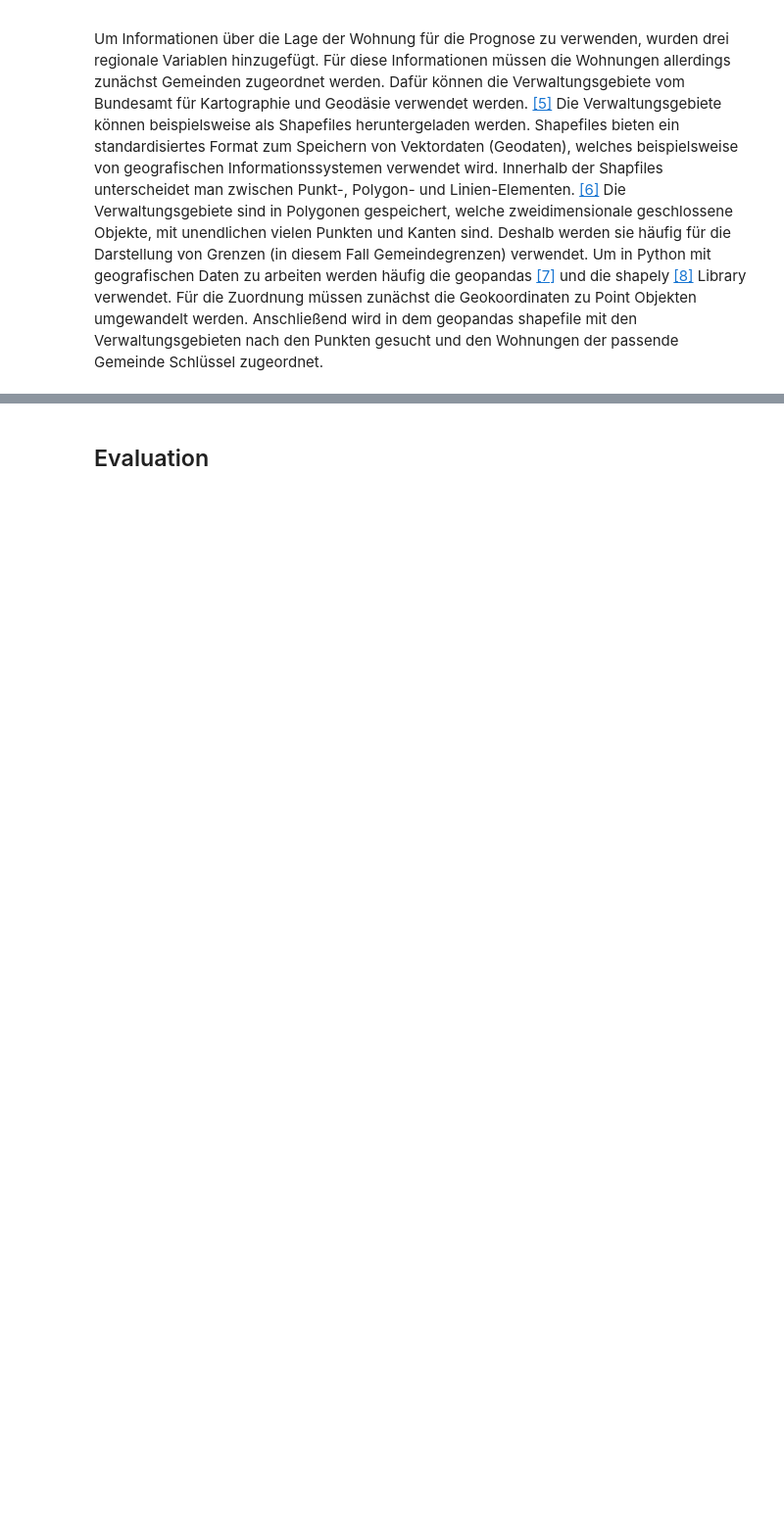
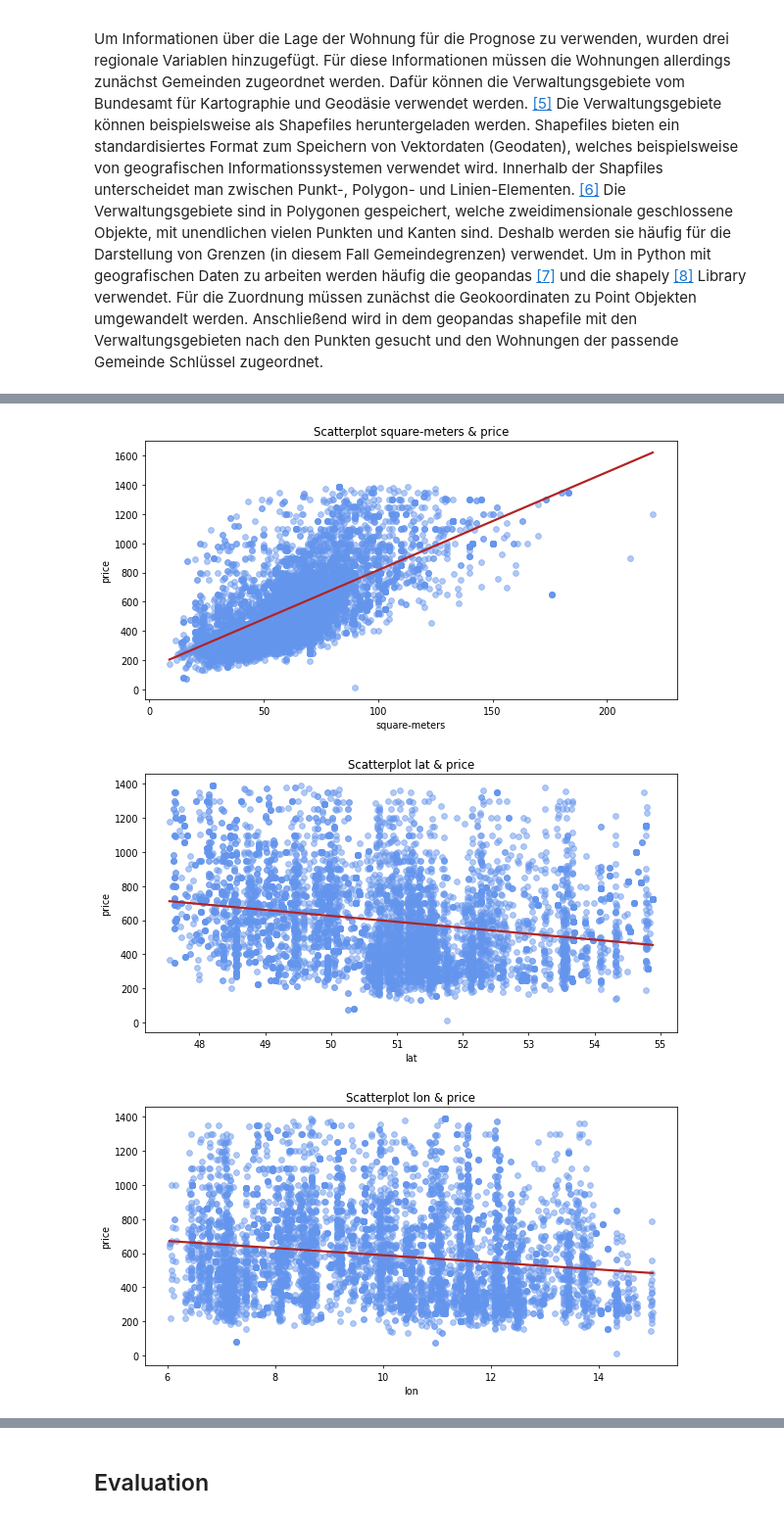
Before and after one commit to LeIx1999/AP_House_Prices, a Jupyter notebook: AP_Jannis_Niesen.ipynb, the cells around one changed output, grey strips where cells are left out. Shown at 98% size. Saved outputs shown, nothing was run; the diff lists cells and outputs as text; code cells hidden in the pictures; blank space fills up the shorter version.

```diff
--- a/AP_Jannis_Niesen.ipynb
+++ b/AP_Jannis_Niesen.ipynb
@@ -746,0 +662,56 @@ memory usage: 667.2 KB
+# %%
+# Understanding relationships
+# Price and all other variables
+# scatter function
+import warnings
+
+# to ignore seaborn warnings
+warnings.simplefilter(action="ignore", category=FutureWarning)
+
+def scatter_plot(data, var_x, var_y):
+    """
+    This function creates a scatter plot with var_x on the x-axis and var_y on the y-axis.
+
+    Parameters
+    ----------
+    data : pandas DataFrame
+        The dataset containing var_x and var_y
+    var_x : str
+        The variable on the x-axis
+    var_y : str
+        The variable on the y-axis
+
+    Returns
+    ----------
+    matplotlib pyplot
+        A scatter plot with the variables var_x and var_y
+    """
+    sns.regplot(var_x, var_y, data = data, ci = None,
+           scatter_kws={"color": "cornflowerblue", "alpha": 0.5}, line_kws={"color": "firebrick"})
+    plt.xlabel(var_x)
+    plt.ylabel(var_y)
+    plt.title(f'Scatterplot {var_x} & {var_y}')
+    plt.show()
+
+
+# square-meters
+scatter_plot(housing_data, "square-meters", "price")
+
+# lat
+scatter_plot(housing_data, "lat", "price")
+
+# lon
+scatter_plot(housing_data, "lon", "price")
+
+# gem_size_km2
+scatter_plot(housing_data, "gem_size_km2", "price")
+
+# gem_population
+scatter_plot(housing_data, "gem_population", "price")
+
+# des_length
+scatter_plot(housing_data, "des_length", "price")
+# %% [output]
+[figure, added]
+[figure, added]
+[figure, added]
```
Also changed, not shown: parts of 32 cells of this notebook, 5 other files.
